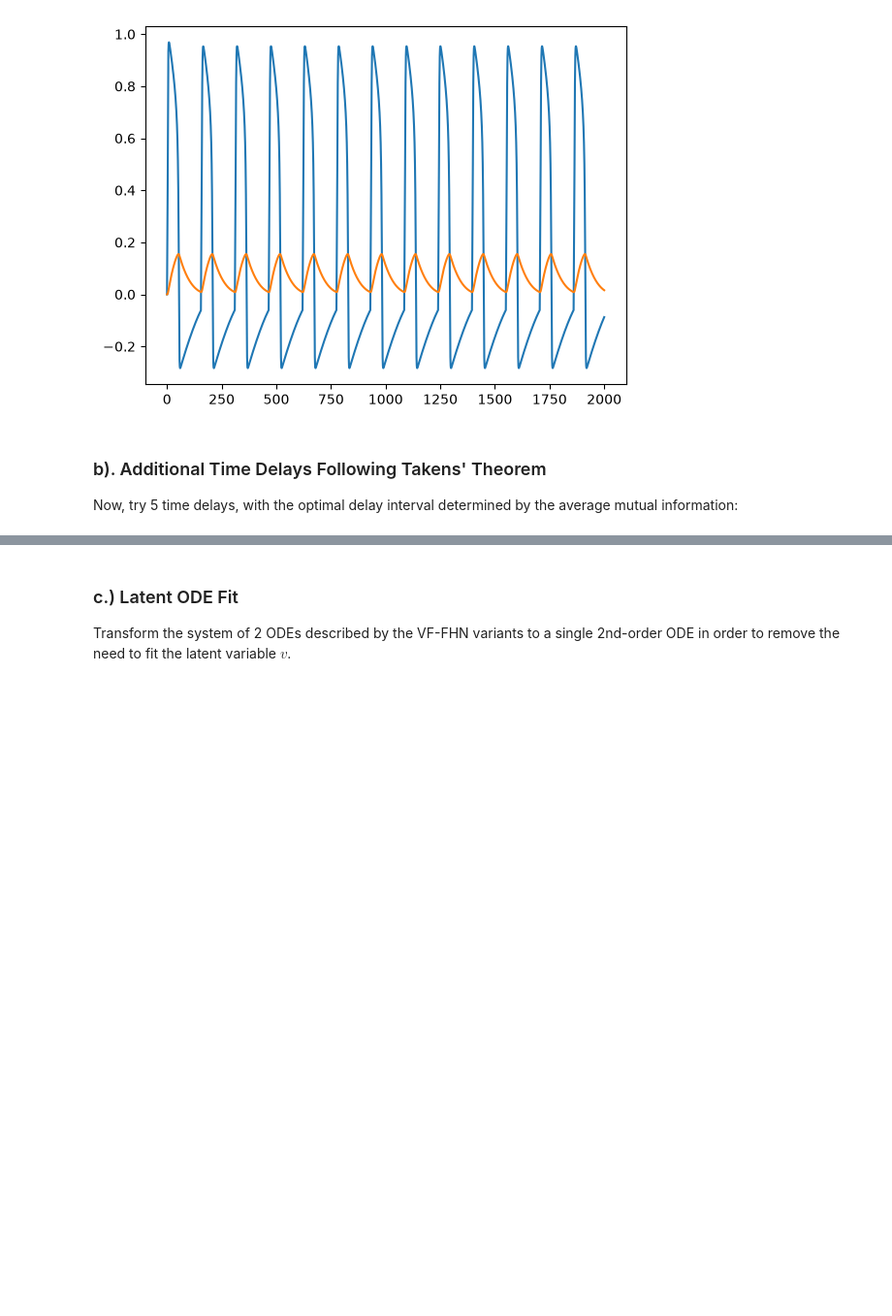
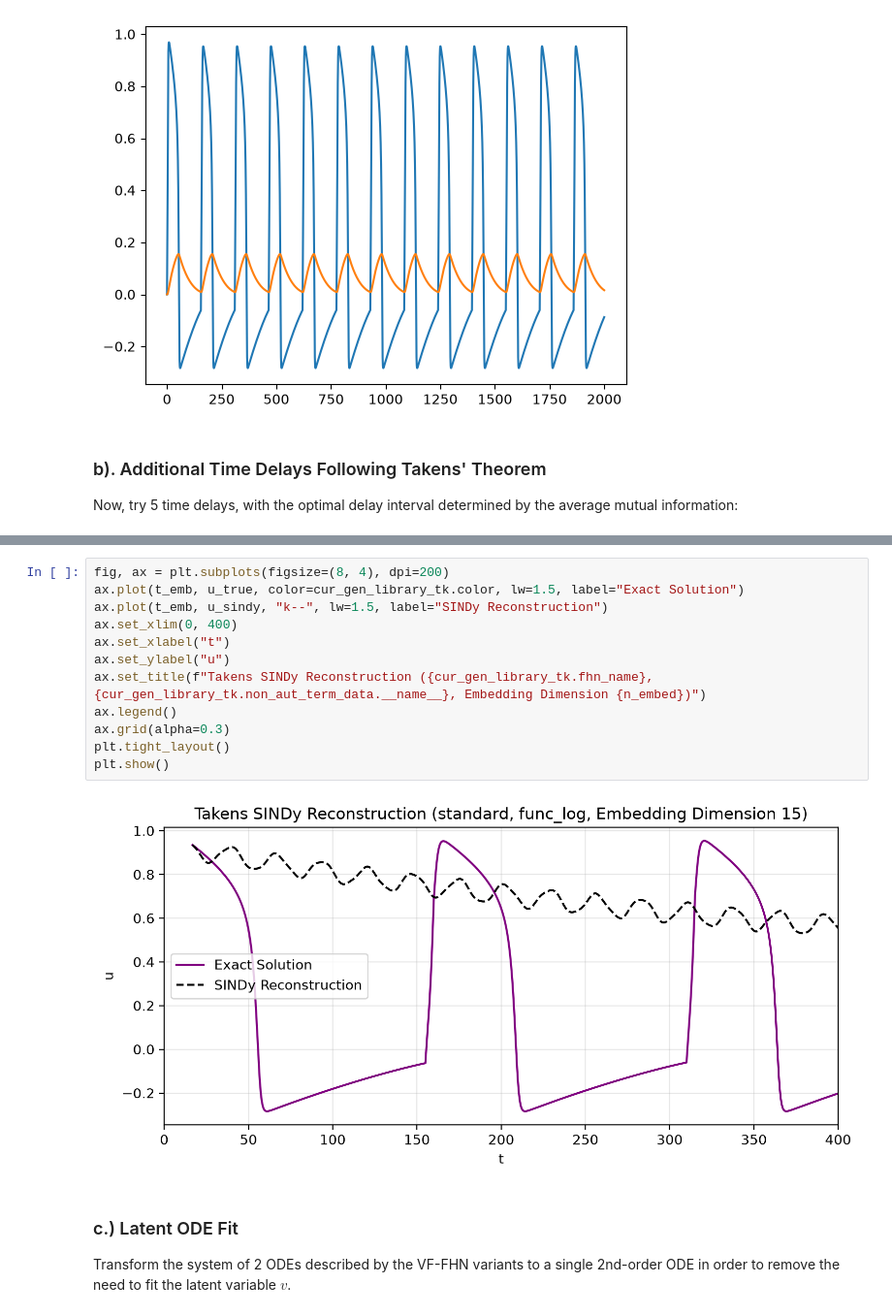
Before and after one commit to cswelch/SINDy-for-Cardiac-Electrophysiology, a Jupyter notebook: SINDy_non_autonomous_test.ipynb, the cells around one changed output, grey strips where cells are left out. Shown at 97% size. Saved outputs shown, nothing was run; the diff lists cells and outputs as text; blank space fills up the shorter version.

Commit message:
Changes to Takens embedding tests.  Added plotting, attempted higher dimensions, and reduced polynomial order + introduced derivative smoothing here.

```diff
--- a/SINDy_non_autonomous_test.ipynb
+++ b/SINDy_non_autonomous_test.ipynb
@@ -773,3 +842,17 @@ Embedding dimension = 5
+# %%
+fig, ax = plt.subplots(figsize=(8, 4), dpi=200)
+ax.plot(t_emb, u_true, color=cur_gen_library_tk.color, lw=1.5, label="Exact Solution")
+ax.plot(t_emb, u_sindy, "k--", lw=1.5, label="SINDy Reconstruction")
+ax.set_xlim(0, 400)
+ax.set_xlabel("t")
+ax.set_ylabel("u")
+ax.set_title(f"Takens SINDy Reconstruction ({cur_gen_library_tk.fhn_name}, {cur_gen_library_tk.non_aut_term_data.__name__}, Embedding Dimension {n_embed})")
+ax.legend()
+ax.grid(alpha=0.3)
+plt.tight_layout()
+plt.show()
+# %% [output]
+[figure, added]
 # %% [markdown]
 ### c.) Latent ODE Fit
 Transform the system of 2 ODEs described by the VF-FHN variants to a single 2nd-order ODE in order to remove the need to fit the latent variable $v$.
```
Also changed, not shown: parts of 5 cells of this notebook, 1 other file.
